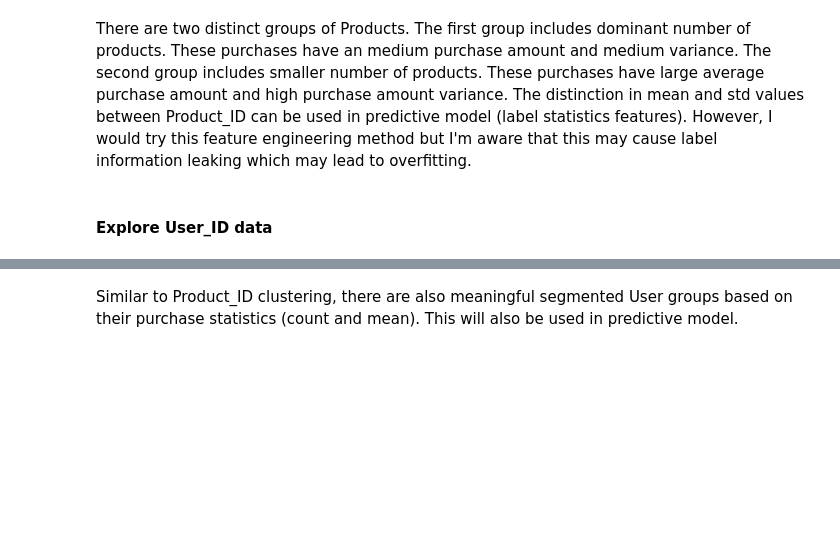
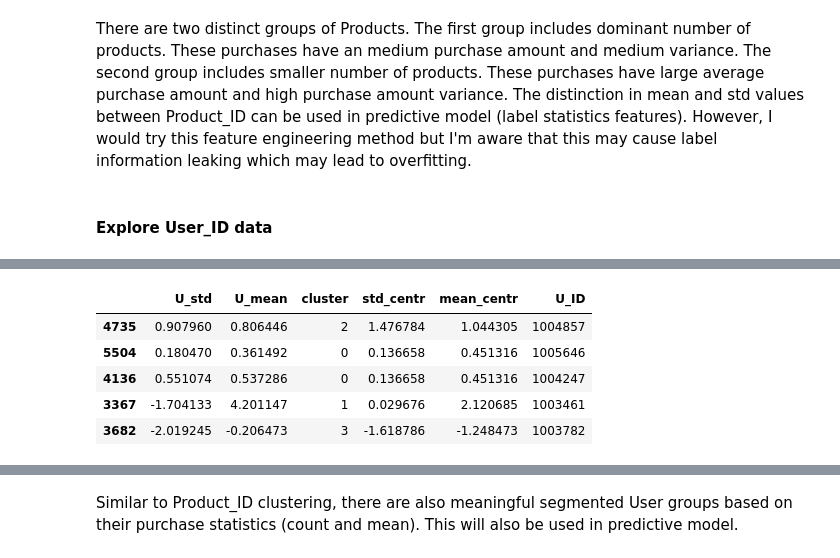
Before and after one commit to loandangnt/black-friday, a Jupyter notebook: black_friday_data_exploration.ipynb, the cells around one changed output, grey strips where cells are left out. Drawn from its saved outputs; the diff is of its cells as text; code cells hidden in the pictures; blank space fills up the shorter version.

```diff
--- a/black_friday_data_exploration.ipynb
+++ b/black_friday_data_exploration.ipynb
@@ -339,3 +352,12 @@ g_df.columns = ['U_std','U_mean','cluster','U_ID']
+# %%
+g_df.sample(5)
+# %% [output]
+|  | U_std | U_mean | cluster | std_centr | mean_centr | U_ID |
+| 4735 | 0.907960 | 0.806446 | 2 | 1.476784 | 1.044305 | 1004857 |
+| 5504 | 0.180470 | 0.361492 | 0 | 0.136658 | 0.451316 | 1005646 |
+| 4136 | 0.551074 | 0.537286 | 0 | 0.136658 | 0.451316 | 1004247 |
+| 3367 | -1.704133 | 4.201147 | 1 | 0.029676 | 2.120685 | 1003461 |
+| 3682 | -2.019245 | -0.206473 | 3 | -1.618786 | -1.248473 | 1003782 |
 # %%
 plt.figure(figsize=(10,8))
 sns.scatterplot(g_df['U_mean'], g_df['U_std'], hue=g_df['cluster'],palette='tab10')
```
Also changed, not shown: parts of 14 cells of this notebook.
